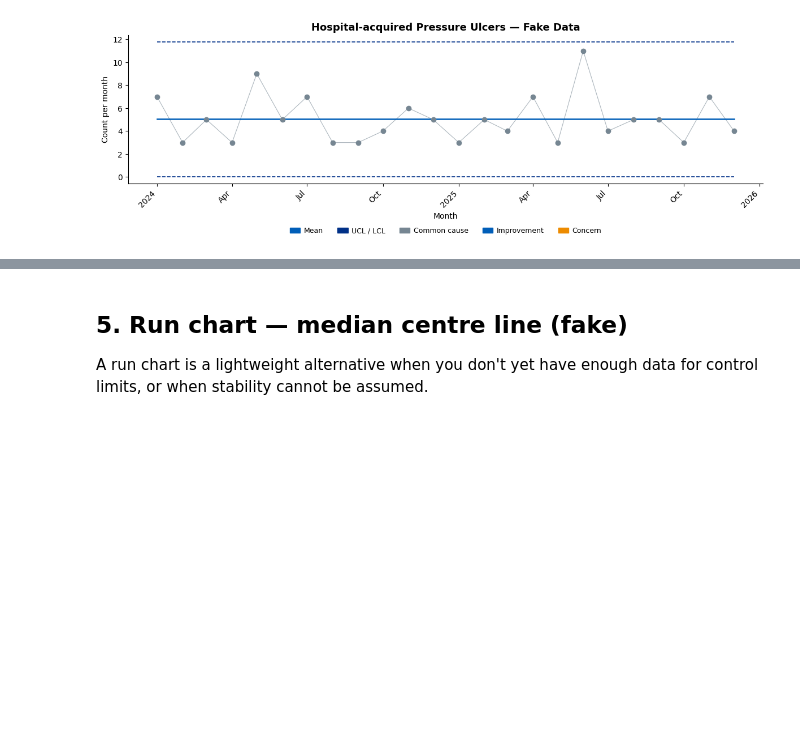
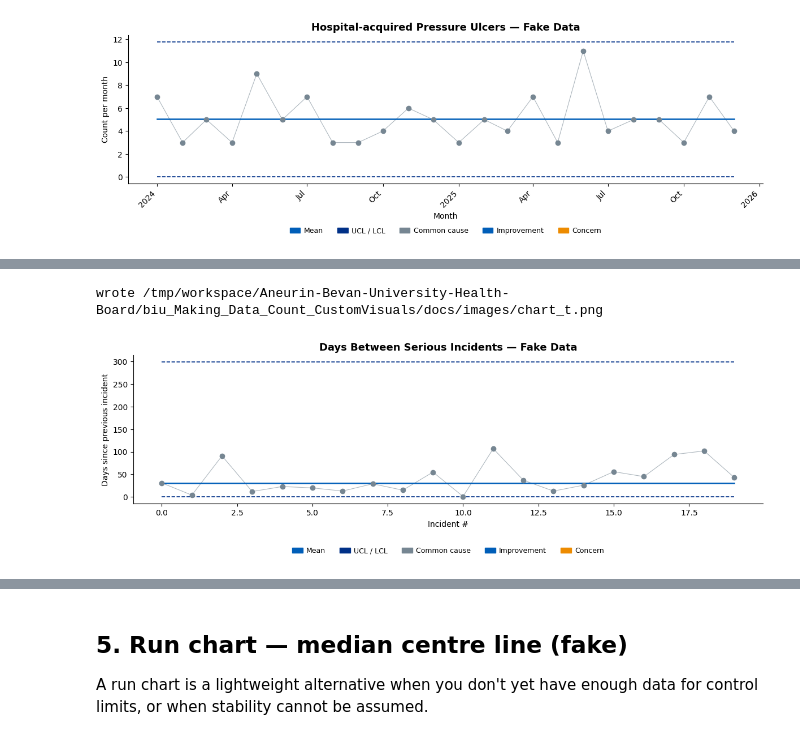
Before and after one commit to Aneurin-Bevan-University-Health-Board/biu_Making_Data_Count_CustomVisuals, a Jupyter notebook: docs/screenshots.ipynb, the cells around one changed output, grey strips where cells are left out. Drawn from its saved outputs; the diff is of its cells as text; code cells hidden in the pictures; blank space fills up the shorter version.

```diff
--- a/docs/screenshots.ipynb
+++ b/docs/screenshots.ipynb
@@ -116,0 +147,21 @@ wrote /tmp/workspace/Aneurin-Bevan-University-Health-Board/biu_Making_Data_Count
+# %%
+# Days between consecutive serious incidents — longer is better
+gap_days = np.concatenate([
+    rng.exponential(20, 12),   # baseline
+    rng.exponential(45, 8),    # after safety initiative
+])
+t_data = pd.DataFrame({"value": np.round(gap_days).astype(int)})
+
+fig, _ = plot_spc_chart(
+    t_data,
+    chart_type="t",
+    title="Days Between Serious Incidents — Fake Data",
+    xlabel="Incident #",
+    ylabel="Days since previous incident",
+    improvement_direction="high",
+)
+save(fig, "chart_t.png")
+plt.show()
+# %% [output]
+wrote /tmp/workspace/Aneurin-Bevan-University-Health-Board/biu_Making_Data_Count_CustomVisuals/docs/images/chart_t.png
+[figure, added]
```
Also changed, not shown: parts of 10 cells of this notebook, 11 other files.
